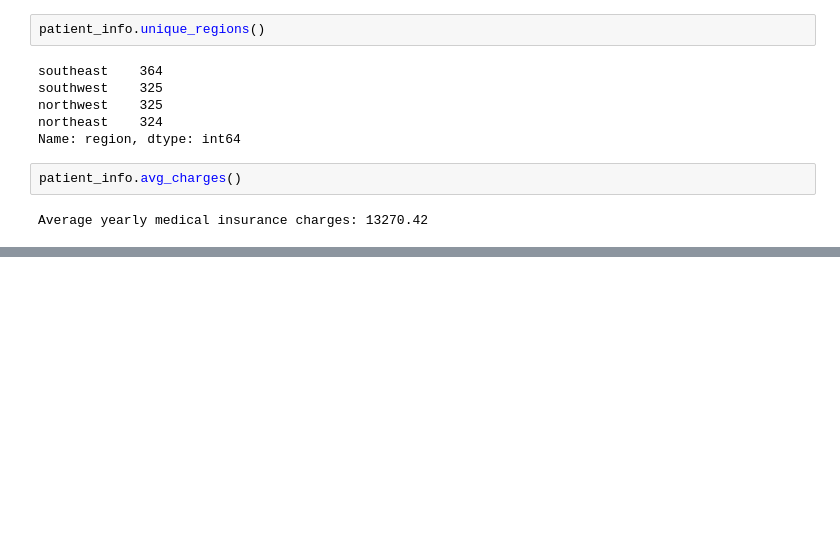
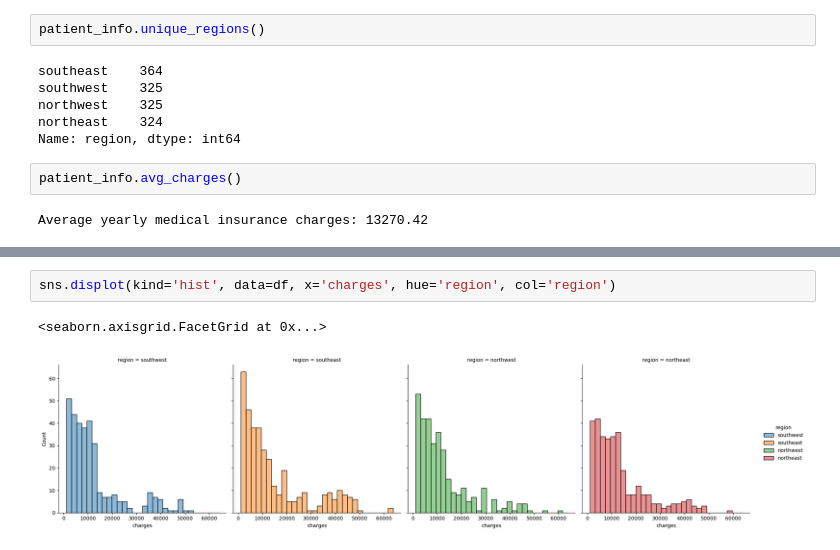
Before and after one commit to EuRoXy/dsp, a Jupyter notebook: us-medical-insurance.ipynb, the cells around one changed output, grey strips where cells are left out. Cells and saved outputs as stored; diff of their text form; blank space fills up the shorter version.

```diff
--- a/us-medical-insurance.ipynb
+++ b/us-medical-insurance.ipynb
@@ -148,0 +106,5 @@ plt.annotate('', xy=(15,35), ha='left', #backgroundcolor='lightgray')
+# %%
+sns.displot(kind='hist', data=df, x='charges', hue='region', col='region')
+# %% [output]
+<seaborn.axisgrid.FacetGrid at 0x...>
+[figure, added]
```
Also changed, not shown: parts of 26 cells of this notebook, 1 other file.
